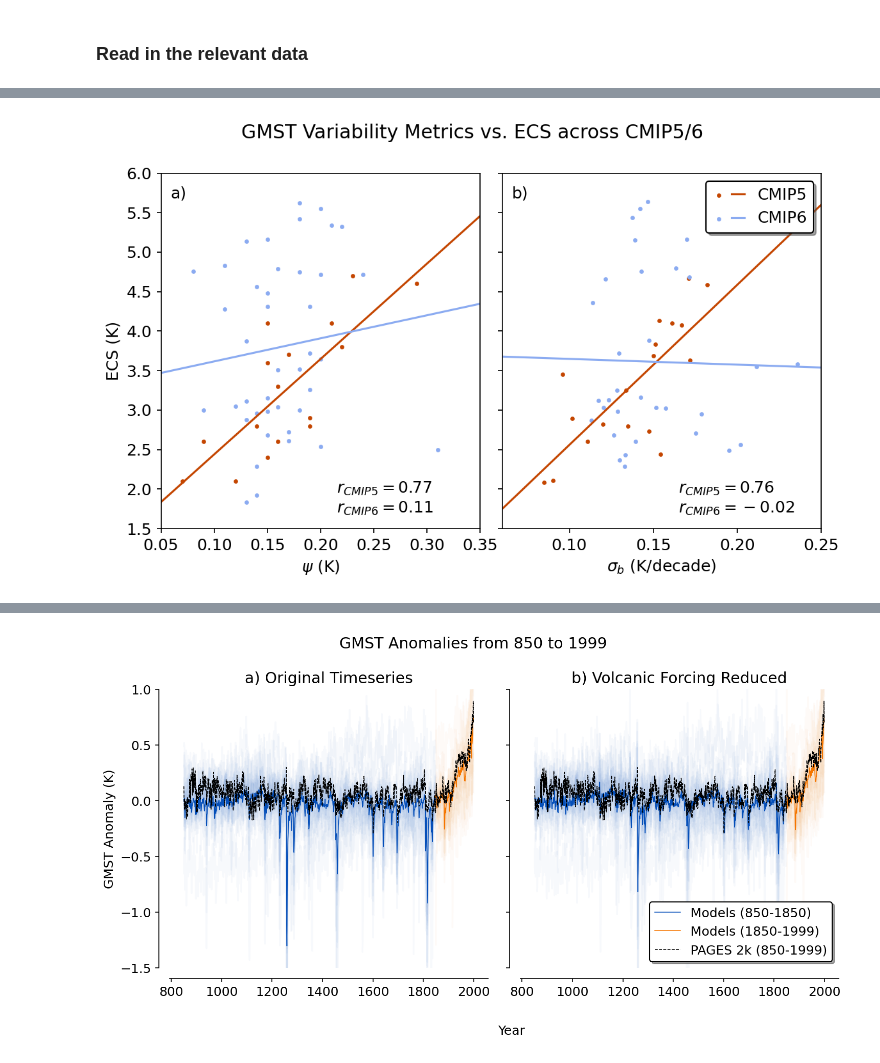
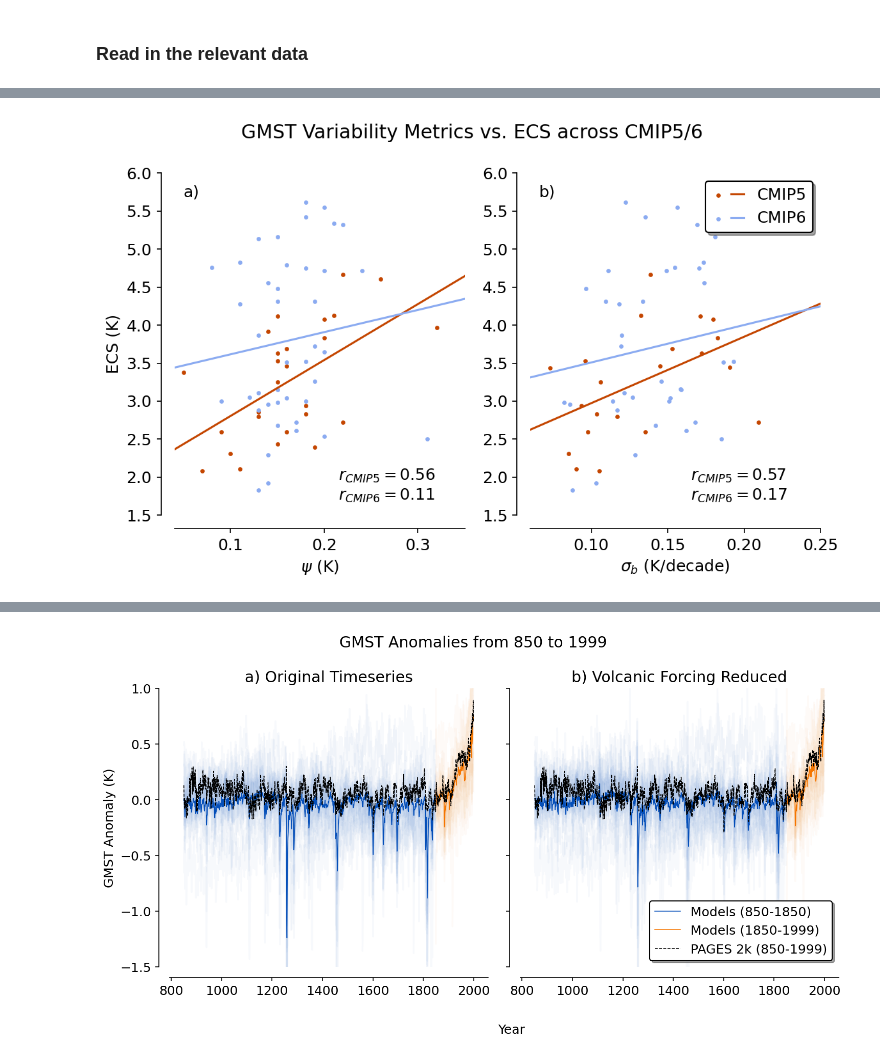
Before and after one commit to croppers/last_millennium_ecs_constraint, a Jupyter notebook: main.ipynb, the cells around one changed output, grey strips where cells are left out. Saved outputs shown, nothing was run; the diff lists cells and outputs as text; code cells hidden in the pictures.

```diff
--- a/main.ipynb
+++ b/main.ipynb
@@ -15,14 +54,21 @@ mpl.rcParams['font.size'] = 12
 # %% [markdown]
 ### Read in the relevant data
 # %%
-# read in the timeseries dataframe
+# read in the timeseries dataframe,
+# which contains the original temperature timeseries from each past1000 experiment
 timeseries_df = pd.read_csv('data/ts.csv').drop('Unnamed: 0', axis=1)
+
+# read in the piControl CMIP5/6 timeseries dataframes,
+# which contain the temperature timeseries from piControl experiments
+timeseries_cmip5_pi = pd.read_csv('data/ts_cmip5_pi.csv').drop('Unnamed: 0', axis=1)
+timeseries_cmip6_pi = pd.read_csv('data/ts_cmip6_pi.csv').drop('Unnamed: 0', axis=1)
 
 # the columns of the dataframe are the model names
 model_names = timeseries_df.columns[1:]
 
-# the ecs values
+# the ecs values for each model in the paleomodel ensemble
 ecs_values = pd.read_csv('data/ecs.csv')
+ecs_pi = pd.read_csv('data/ecs_pi.csv')
 
 # years
 years = timeseries_df['year']
@@ -65,72 +113,86 @@ marker_size = 5
 
 cmip5_psi = pd.read_csv('data/data_fig1a_cmip5.csv')
 cmip6_psi = pd.read_csv('data/data_fig1a_cmip6.csv')
-cmip5_sigma = pd.read_csv('data/data_fig1b_cmip5.csv')
-cmip6_sigma = pd.read_csv('data/data_fig1b_cmip6.csv')
+cmip5_sigma=[]
+cmip5_sigma_ecs=[]
+
+cmip6_sigma=[]
+cmip6_sigma_ecs=[]
+for model in timeseries_cmip5_pi.keys():
+    cmip5_sigma.append(compute_nijsse(timeseries_cmip5_pi[model]))
+    cmip5_sigma_ecs.append(float(ecs_pi[ecs_pi['model']==model]['ecs']))
+
+for model in timeseries_cmip6_pi.keys():
+    cmip6_sigma.append(compute_nijsse(timeseries_cmip6_pi[model]))
+    cmip6_sigma_ecs.append(float(ecs_pi[ecs_pi['model']==model]['ecs']))
 
 fig, axs = plt.subplots(1, 2, figsize = (8, 5), sharey=True)
 
 # plot the actual data
 plot_1 = axs[0].scatter(cmip5_psi['Psi'], cmip5_psi['ECS'], color = cmip5_color, s = marker_size)
 plot_2 = axs[0].scatter(cmip6_psi['Psi'], cmip6_psi['ECS'], color = cmip6_color, s = marker_size)
-plot_3 = axs[1].scatter(cmip5_sigma['Sigma'], cmip5_sigma['ECS'], color = cmip5_color, s = marker_size)
-plot_4 = axs[1].scatter(cmip6_sigma['Sigma'], cmip6_sigma['ECS'], color = cmip6_color, s = marker_size)
+plot_3 = axs[1].scatter(cmip5_sigma, cmip5_sigma_ecs, color = cmip5_color, s = marker_size)
+plot_4 = axs[1].scatter(cmip6_sigma, cmip6_sigma_ecs, color = cmip6_color, s = marker_size)
 
 # linear regression
 slope, intercept, r, p, se = linregress(cmip5_psi['Psi'], cmip5_psi['ECS'])
 x = np.linspace(0, 1, 100)
 trend_1, = axs[0].plot(x, slope*x+intercept, color = cmip5_color)
+r_cmip5_psi = r
 
 slope, intercept, r, p, se = linregress(cmip6_psi['Psi'], cmip6_psi['ECS'])
 x = np.linspace(0, 1, 100)
 trend_2, = axs[0].plot(x, slope*x+intercept, color = cmip6_color)
+r_cmip6_psi = r
 
-slope, intercept, r, p, se = linregress(cmip5_sigma['Sigma'], cmip5_sigma['ECS'])
+slope, intercept, r, p, se = linregress(cmip5_sigma, cmip5_sigma_ecs)
 x = np.linspace(0, 1, 100)
 trend_3, = axs[1].plot(x, slope*x+intercept, color = cmip5_color)
+r_cmip5_sigma = r
 
-slope, intercept, r, p, se = linregress(cmip6_sigma['Sigma'], cmip6_sigma['ECS'])
+slope, intercept, r, p, se = linregress(cmip6_sigma, cmip6_sigma_ecs)
 x = np.linspace(0, 1, 100)
 trend_4, = axs[1].plot(x, slope*x+intercept, color = cmip6_color)
+r_cmip6_sigma = r
 
 fig.suptitle('GMST Variability Metrics vs. ECS across CMIP5/6')
 axs[0].set_ylabel('ECS (K)')
 axs[0].set_xlabel(r'$\psi$ (K)')
 axs[1].set_xlabel(r'$\sigma_{b}$ (K/decade)')
-axs[0].set_xlim((0.05,0.35))
+axs[0].set_xlim((0.04,0.35))
 axs[0].set_ylim((1.5,6))
 axs[1].set_ylim((1.5,6))
 axs[1].set_xlim((0.06,0.25))
 axs[1].legend([(plot_1, trend_1), (plot_2, trend_2)], ['CMIP5', 'CMIP6'], handler_map = {tuple : HandlerTuple(None)}, framealpha=1, edgecolor='black', loc = 'upper right', shadow=True)
 
-axs[0].text(0.215, 1.7, r'$r_{CMIP5}=0.77$'+'\n'+r'$r_{CMIP6}=0.11$')
-axs[1].text(0.165, 1.7, r'$r_{CMIP5}=0.76$'+'\n'+r'$r_{CMIP6}=-0.02$')
+axs[0].text(0.215, 1.7, r'$r_{CMIP5}=$'+str(np.round(r_cmip5_psi,2))+'\n'+r'$r_{CMIP6}=$'+str(np.round(r_cmip6_psi,2)))
+axs[1].text(0.165, 1.7, r'$r_{CMIP5}=$'+str(np.round(r_cmip5_sigma,2))+'\n'+r'$r_{CMIP6}=$'+str(np.round(r_cmip6_sigma,2)))
 
 axs[0].annotate(xy=(0.03,0.93), text='a)', xycoords='axes fraction')
 axs[1].annotate(xy=(0.03,0.93), text='b)', xycoords='axes fraction')
 
 
-# # Move left and bottom spines outward by 10 points
-# axs[0].spines.left.set_position(('outward', 10))
-# axs[0].spines.bottom.set_position(('outward', 10))
-# # Hide the right and top spines
-# axs[0].spines.right.set_visible(False)
-# axs[0].spines.top.set_visible(False)
-# # Only show ticks on the left and bottom spines
-# axs[0].yaxis.set_ticks_position('left')
-# axs[0].xaxis.set_ticks_position('bottom')
+# Move left and bottom spines outward by 10 points
+axs[0].spines.left.set_position(('outward', 10))
+axs[0].spines.bottom.set_position(('outward', 10))
+# Hide the right and top spines
+axs[0].spines.right.set_visible(False)
+axs[0].spines.top.set_visible(False)
+# Only show ticks on the left and bottom spines
+axs[0].yaxis.set_ticks_position('left')
+axs[0].xaxis.set_ticks_position('bottom')
 
-# # Move left and bottom spines outward by 10 points
-# axs[1].spines.left.set_position(('outward', 10))
-# axs[1].spines.bottom.set_position(('outward', 10))
-# # Hide the right and top spines
-# axs[1].spines.right.set_visible(False)
-# axs[1].spines.top.set_visible(False)
-# # Only show ticks on the left and bottom spines
-# axs[1].yaxis.set_ticks_position('left')
-# axs[1].xaxis.set_ticks_position('bottom')
+# Move left and bottom spines outward by 10 points
+axs[1].spines.left.set_position(('outward', 10))
+axs[1].spines.bottom.set_position(('outward', 10))
+# Hide the right and top spines
+axs[1].spines.right.set_visible(False)
+axs[1].spines.top.set_visible(False)
+# Only show ticks on the left and bottom spines
+axs[1].yaxis.set_ticks_position('left')
+axs[1].xaxis.set_ticks_position('bottom')
 
 plt.tight_layout()
 plt.savefig('figures/figure_1.png', dpi=3000, facecolor='w')
 # %% [output]
-[figure, old version]
+[figure, new version]
```
Also changed, not shown: parts of 14 cells of this notebook, 34 other files.
